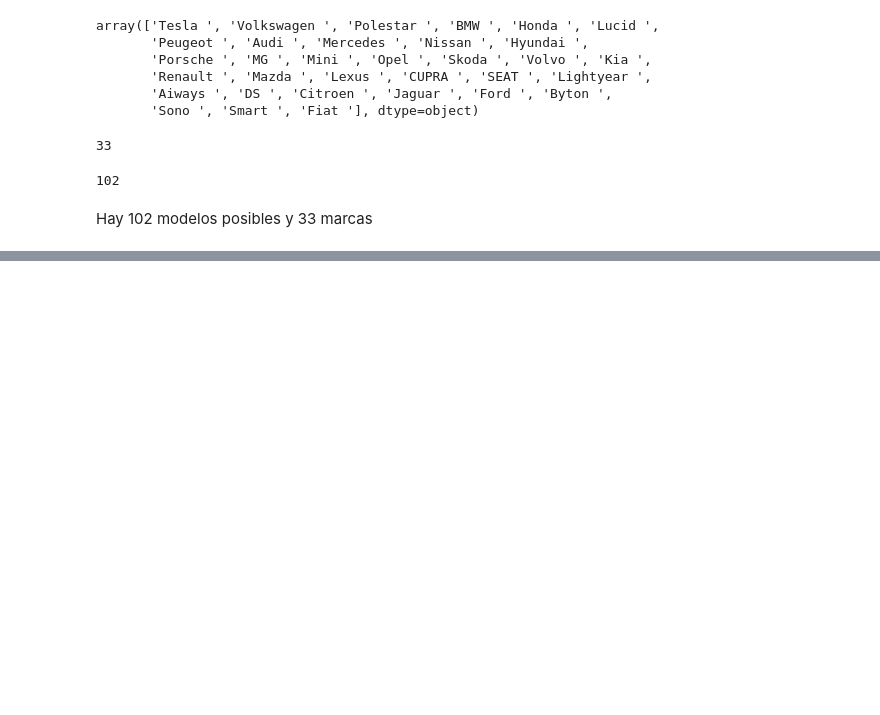
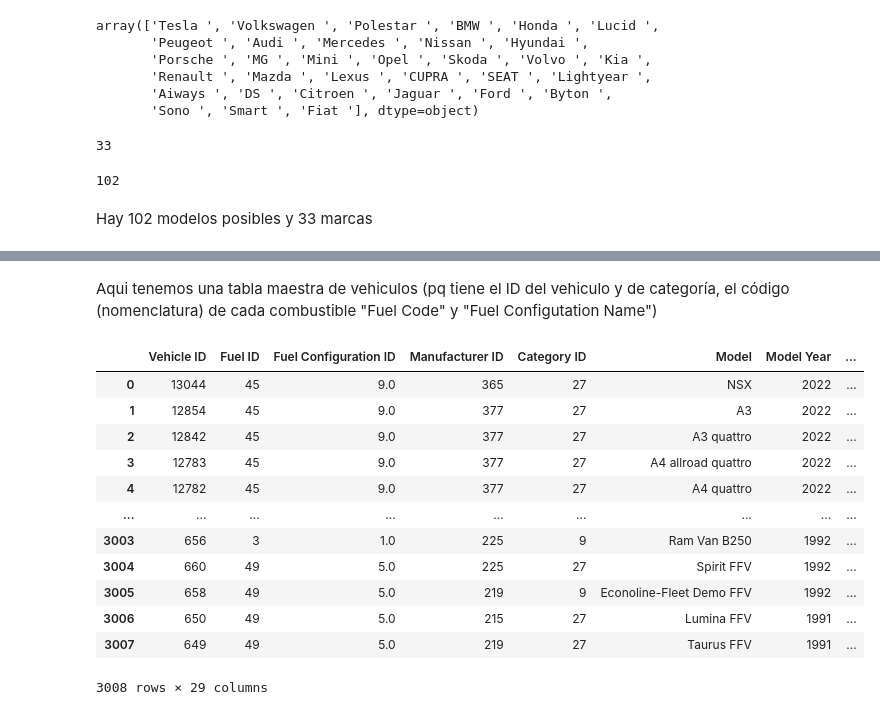
Before and after one commit to AgustinNiederle/ProyectoFinalHenry_AirTaxis, a Jupyter notebook: exploracion1.ipynb, the cells around one changed output, grey strips where cells are left out. Drawn from its saved outputs; the diff is of its cells as text; code cells hidden in the pictures; blank space fills up the shorter version.

```diff
--- a/exploracion1.ipynb
+++ b/exploracion1.ipynb
@@ -17,6 +17,7 @@ dataset1 = pd.read_csv('./Archivos y links/Datasets/Alternative_Fuel_Vehicles_US
 dataset2 = pd.read_csv('./Archivos y links/Datasets/Electric and Alternative Fuel Charging Stations.csv')
 Dataset3 = pd.read_csv('./Archivos y links/Datasets/ElectricCarData_Clean.csv')
 Dataset4 = pd.read_csv('./Archivos y links/Datasets/ElectricCarData_Norm.csv')
+Dataset5 = pd.read_csv('./Archivos y links/Datasets/Light Duty Vehicles.csv')
 # %%
 dataset1.info()
 # %% [output]
@@ -498,0 +547,19 @@ Por otro lado, Top Speed, Accel y power Train no creo que seam datos relevantes
+# %% [markdown]
+Aqui tenemos una tabla maestra de vehiculos (pq tiene el ID del vehiculo y
+de categoría, el código (nomenclatura) de cada combustible "Fuel Code" y "Fuel Configutation Name")
+# %%
+Dataset5
+# %% [output]
+|  | Vehicle ID | Fuel ID | Fuel Configuration ID | Manufacturer ID | Category ID | Model | Model Year | ... |
+| 0 | 13044 | 45 | 9.0 | 365 | 27 | NSX | 2022 | ... |
+| 1 | 12854 | 45 | 9.0 | 377 | 27 | A3 | 2022 | ... |
+| 2 | 12842 | 45 | 9.0 | 377 | 27 | A3 quattro | 2022 | ... |
+| 3 | 12783 | 45 | 9.0 | 377 | 27 | A4 allroad quattro | 2022 | ... |
+| 4 | 12782 | 45 | 9.0 | 377 | 27 | A4 quattro | 2022 | ... |
+| ... | ... | ... | ... | ... | ... | ... | ... | ... |
+| 3003 | 656 | 3 | 1.0 | 225 | 9 | Ram Van B250 | 1992 | ... |
+| 3004 | 660 | 49 | 5.0 | 225 | 27 | Spirit FFV | 1992 | ... |
+| 3005 | 658 | 49 | 5.0 | 219 | 9 | Econoline-Fleet Demo FFV | 1992 | ... |
+| 3006 | 650 | 49 | 5.0 | 215 | 27 | Lumina FFV | 1991 | ... |
+| 3007 | 649 | 49 | 5.0 | 219 | 27 | Taurus FFV | 1991 | ... |
+3008 rows × 29 columns
```
Also changed, not shown: parts of 13 cells of this notebook.
